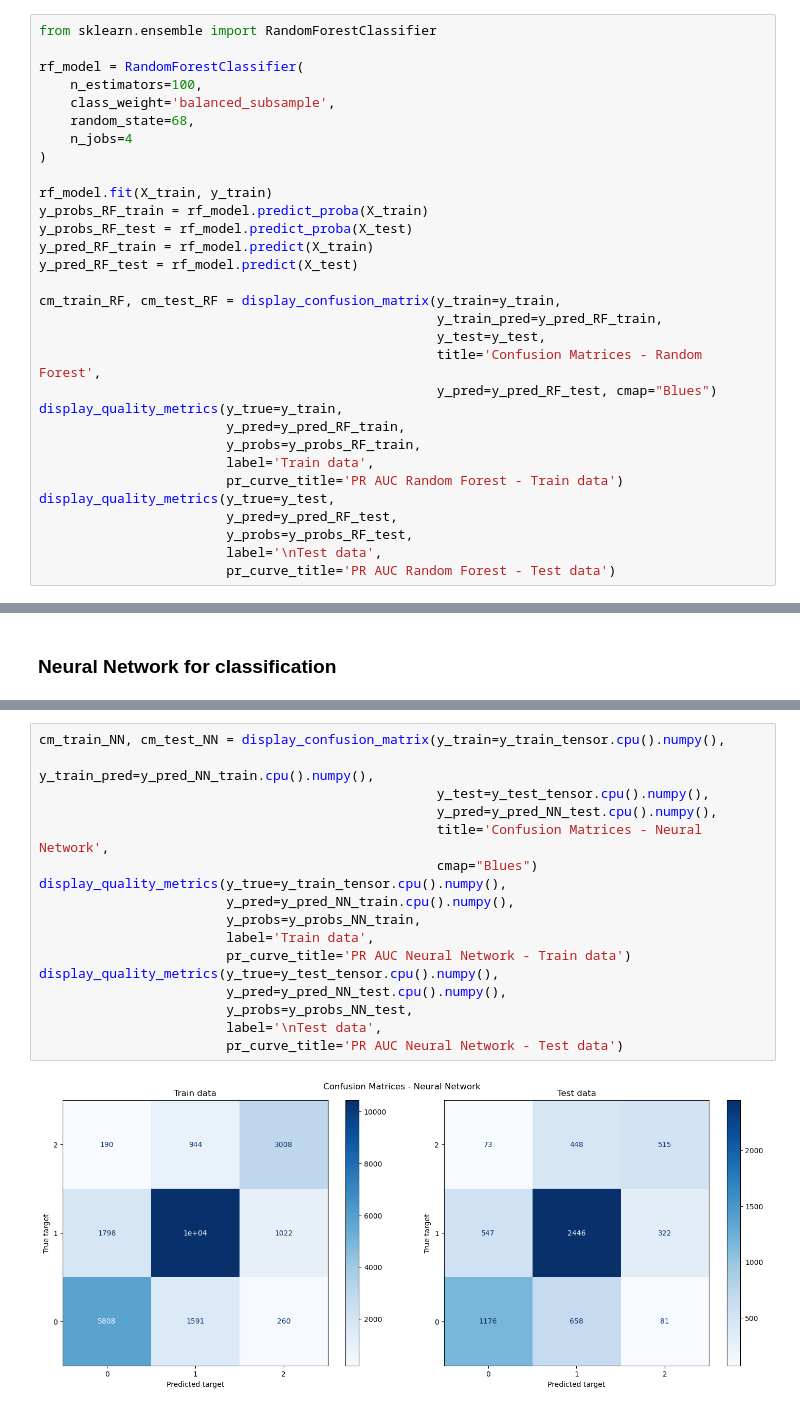
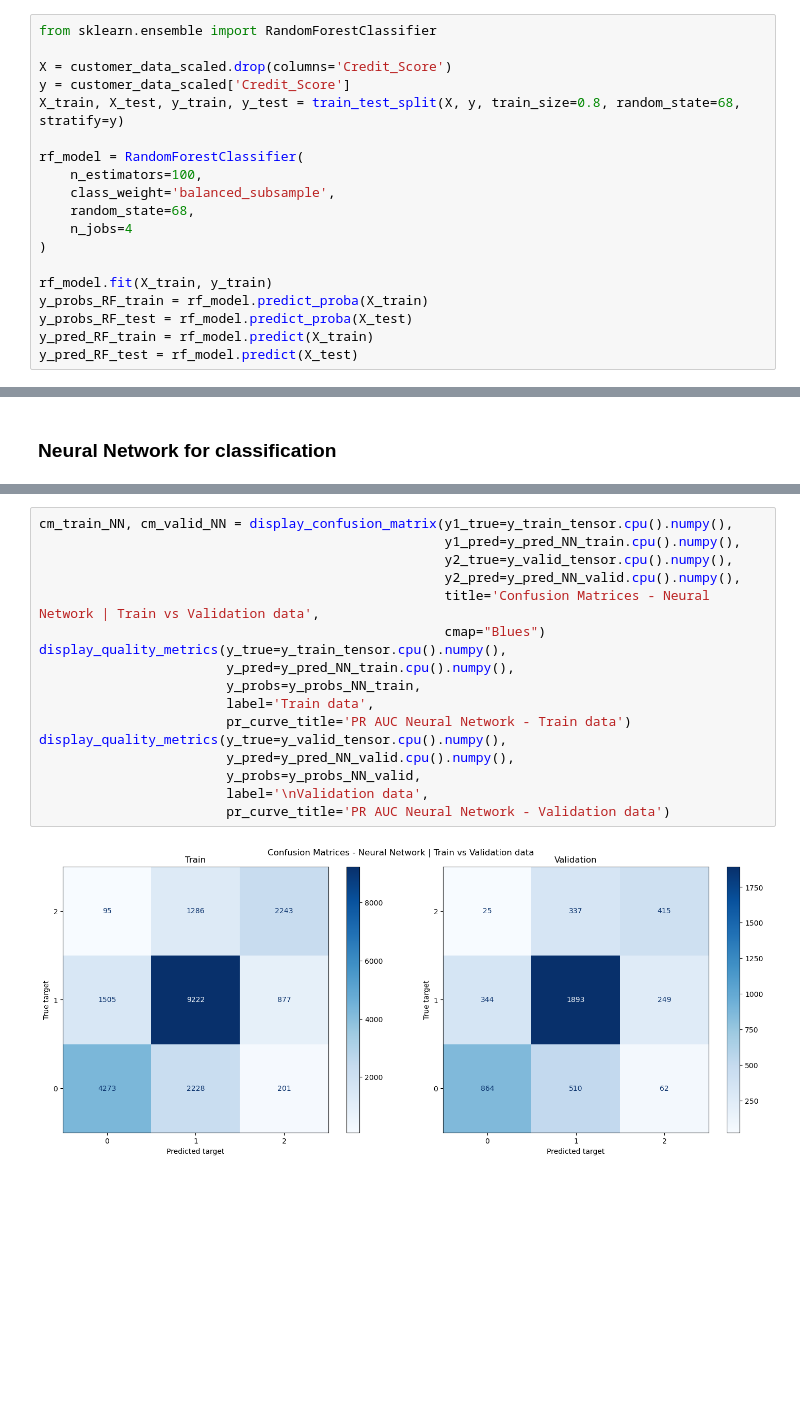
Before and after one commit to Radoslaw-Polak/Credit-Scoring-Modelling, a Jupyter notebook: test_v2.ipynb, the cells around one changed output, grey strips where cells are left out. Drawn from its saved outputs; the diff is of its cells as text; blank space fills up the shorter version.

```diff
--- a/test_v2.ipynb
+++ b/test_v2.ipynb
@@ -790,6 +860,10 @@ pca_visualization(X_test, y_test, y_pred_XGB_test, model_name='XGBoost')
 ### Random Forest Classifier
 # %%
 from sklearn.ensemble import RandomForestClassifier
+
+X = customer_data_scaled.drop(columns='Credit_Score')
+y = customer_data_scaled['Credit_Score']
+X_train, X_test, y_train, y_test = train_test_split(X, y, train_size=0.8, random_state=68, stratify=y)
 
 rf_model = RandomForestClassifier(
     n_estimators=100,
@@ -803,19 +877,3 @@ y_probs_RF_train = rf_model.predict_proba(X_train)
 y_probs_RF_test = rf_model.predict_proba(X_test)
 y_pred_RF_train = rf_model.predict(X_train)
 y_pred_RF_test = rf_model.predict(X_test)
-
-cm_train_RF, cm_test_RF = display_confusion_matrix(y_train=y_train,
-                                                   y_train_pred=y_pred_RF_train,
-                                                   y_test=y_test,
-                                                   title='Confusion Matrices - Random Forest',
-                                                   y_pred=y_pred_RF_test, cmap="Blues")
-display_quality_metrics(y_true=y_train,
-                        y_pred=y_pred_RF_train,
-                        y_probs=y_probs_RF_train,
-                        label='Train data',
-                        pr_curve_title='PR AUC Random Forest - Train data')
-display_quality_metrics(y_true=y_test,
-                        y_pred=y_pred_RF_test,
-                        y_probs=y_probs_RF_test,
-                        label='\nTest data',
-                        pr_curve_title='PR AUC Random Forest - Test data')
@@ -943,20 +1048,20 @@ Neural Network training time: 32.57 seconds
 # %%
-cm_train_NN, cm_test_NN = display_confusion_matrix(y_train=y_train_tensor.cpu().numpy(),
-                                                   y_train_pred=y_pred_NN_train.cpu().numpy(),
-                                                   y_test=y_test_tensor.cpu().numpy(),
-                                                   y_pred=y_pred_NN_test.cpu().numpy(),
-                                                   title='Confusion Matrices - Neural Network',
-                                                   cmap="Blues")
+cm_train_NN, cm_valid_NN = display_confusion_matrix(y1_true=y_train_tensor.cpu().numpy(),
+                                                    y1_pred=y_pred_NN_train.cpu().numpy(),
+                                                    y2_true=y_valid_tensor.cpu().numpy(),
+                                                    y2_pred=y_pred_NN_valid.cpu().numpy(),
+                                                    title='Confusion Matrices - Neural Network | Train vs Validation data',
+                                                    cmap="Blues")
 display_quality_metrics(y_true=y_train_tensor.cpu().numpy(),
                         y_pred=y_pred_NN_train.cpu().numpy(),
                         y_probs=y_probs_NN_train,
                         label='Train data',
                         pr_curve_title='PR AUC Neural Network - Train data')
-display_quality_metrics(y_true=y_test_tensor.cpu().numpy(),
-                        y_pred=y_pred_NN_test.cpu().numpy(),
-                        y_probs=y_probs_NN_test,
-                        label='\nTest data',
-                        pr_curve_title='PR AUC Neural Network - Test data')
+display_quality_metrics(y_true=y_valid_tensor.cpu().numpy(),
+                        y_pred=y_pred_NN_valid.cpu().numpy(),
+                        y_probs=y_probs_NN_valid,
+                        label='\nValidation data',
+                        pr_curve_title='PR AUC Neural Network - Validation data')
 # %% [output]
-[figure, old version]
+[figure, new version]
 Train data:
```
Also changed, not shown: parts of 21 cells of this notebook.
